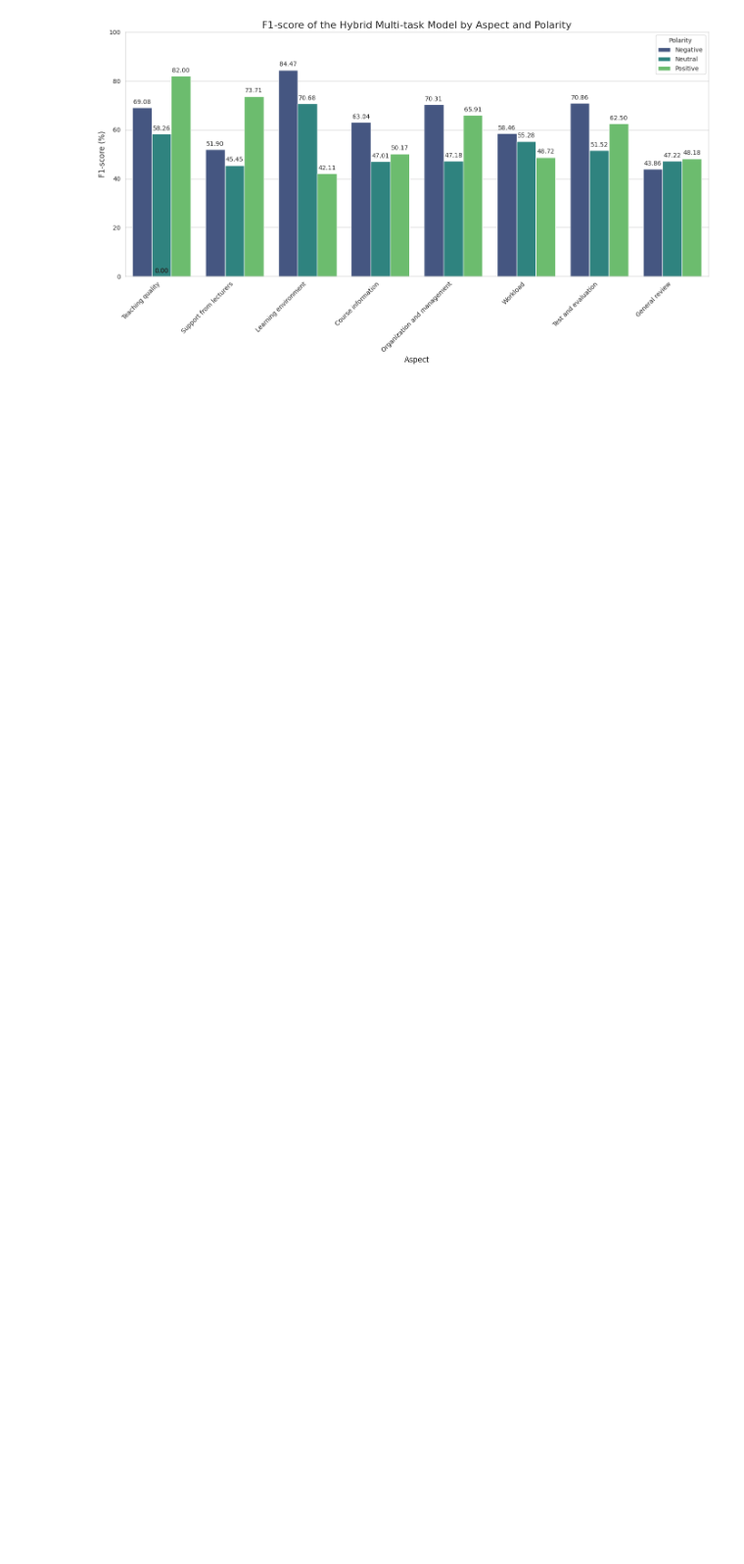
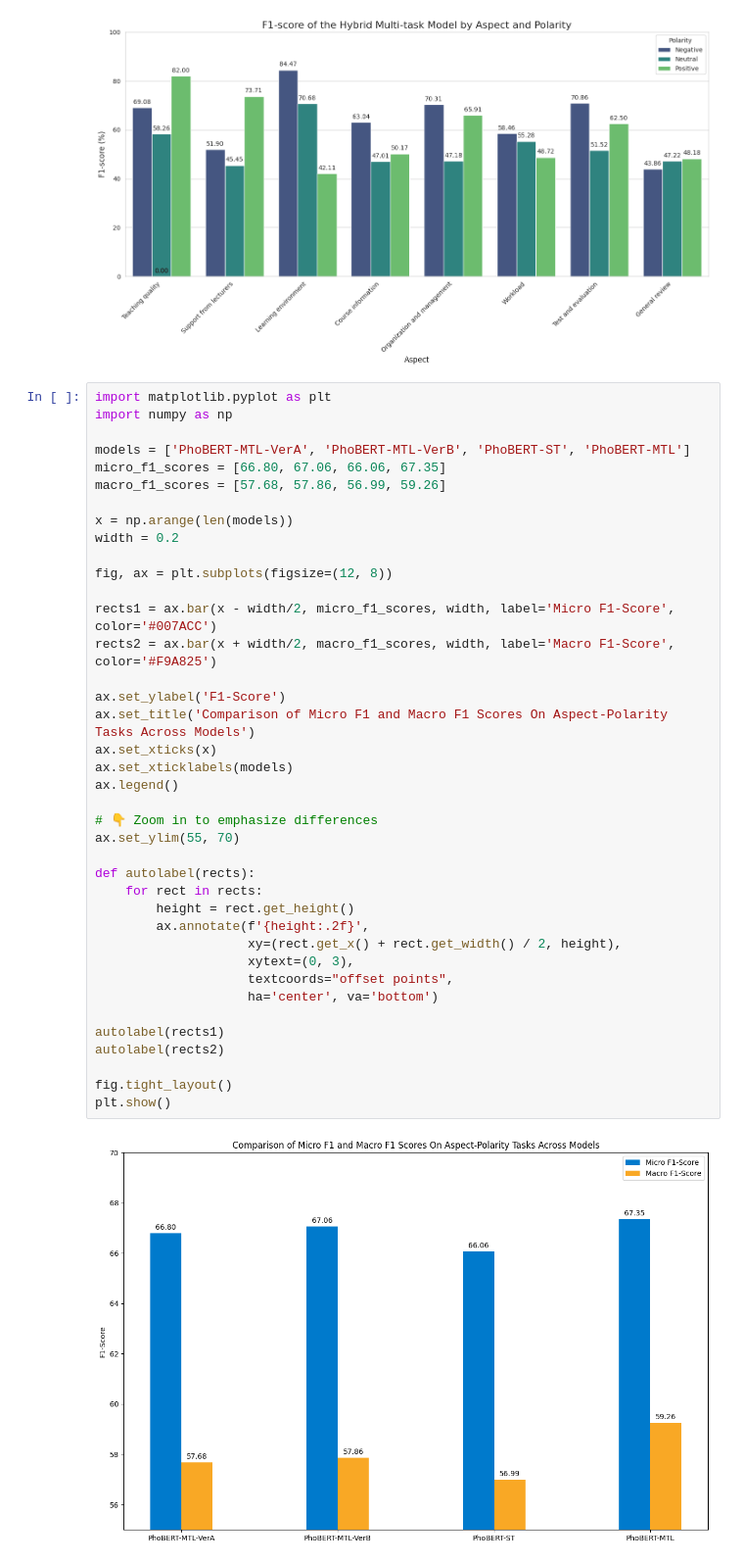
Before and after one commit to thavananh/pytorch_coban, a Jupyter notebook: project_ca_nhan/pytorch_uit_vsfc_absa/Plot_DatasetLabel_UIT.ipynb, the cells around one changed output. Shown at 98% size. Cells and saved outputs as stored; diff of their text form; blank space fills up the shorter version.

```diff
--- a/project_ca_nhan/pytorch_uit_vsfc_absa/Plot_DatasetLabel_UIT.ipynb
+++ b/project_ca_nhan/pytorch_uit_vsfc_absa/Plot_DatasetLabel_UIT.ipynb
@@ -444,3 +444,44 @@ plt.tight_layout()
 plt.show()
 # %% [output]
 [figure]
+# %%
+import matplotlib.pyplot as plt
+import numpy as np
+
+models = ['PhoBERT-MTL-VerA', 'PhoBERT-MTL-VerB', 'PhoBERT-ST', 'PhoBERT-MTL']
+micro_f1_scores = [66.80, 67.06, 66.06, 67.35]
+macro_f1_scores = [57.68, 57.86, 56.99, 59.26]
+
+x = np.arange(len(models))
+width = 0.2
+
+fig, ax = plt.subplots(figsize=(12, 8))
+
+rects1 = ax.bar(x - width/2, micro_f1_scores, width, label='Micro F1-Score', color='#007ACC')
+rects2 = ax.bar(x + width/2, macro_f1_scores, width, label='Macro F1-Score', color='#F9A825')
+
+ax.set_ylabel('F1-Score')
+ax.set_title('Comparison of Micro F1 and Macro F1 Scores On Aspect-Polarity Tasks Across Models')
+ax.set_xticks(x)
+ax.set_xticklabels(models)
+ax.legend()
+
+# 👇 Zoom in to emphasize differences
+ax.set_ylim(55, 70)
+
+def autolabel(rects):
+    for rect in rects:
+        height = rect.get_height()
+        ax.annotate(f'{height:.2f}',
+                    xy=(rect.get_x() + rect.get_width() / 2, height),
+                    xytext=(0, 3),
+                    textcoords="offset points",
+                    ha='center', va='bottom')
+
+autolabel(rects1)
+autolabel(rects2)
+
+fig.tight_layout()
+plt.show()
+# %% [output]
+[figure, added]
```
Also changed, not shown: 50 other files.
